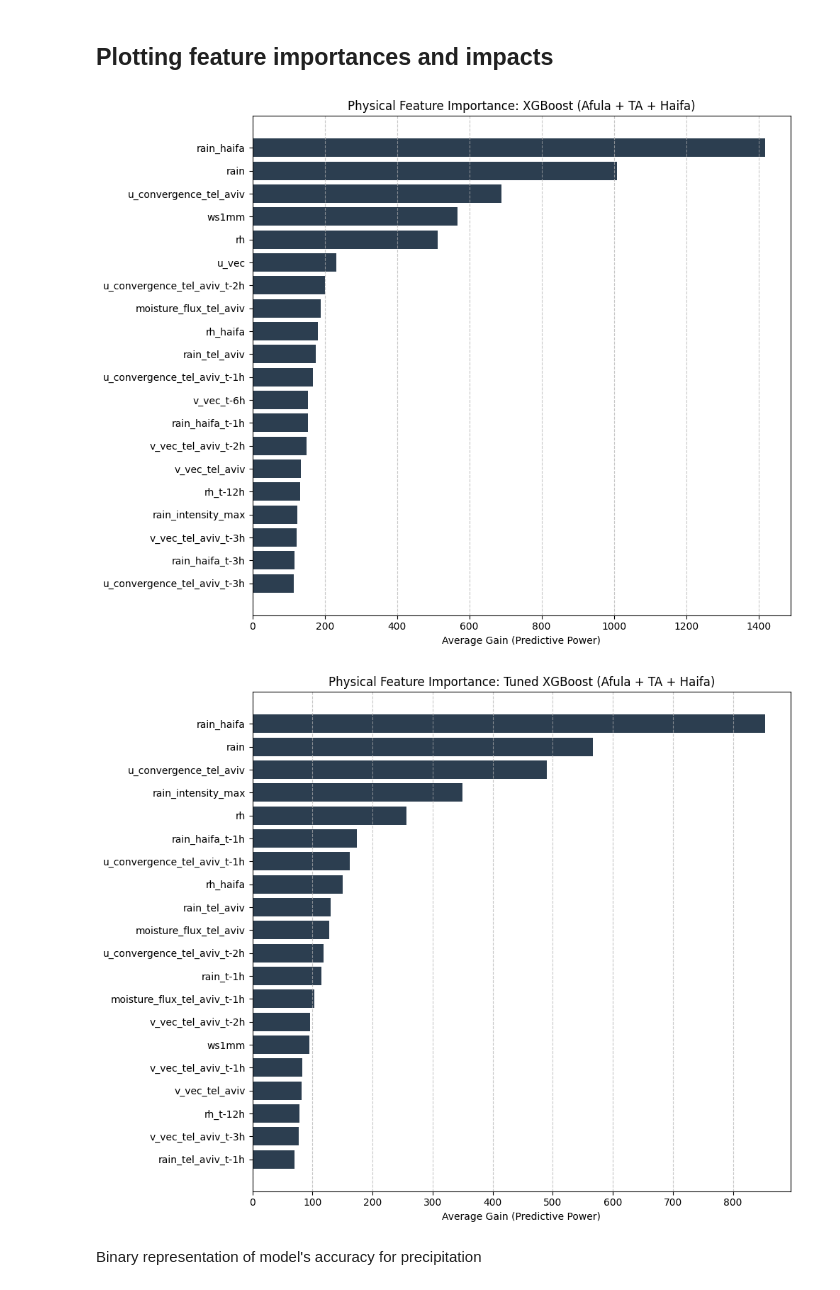
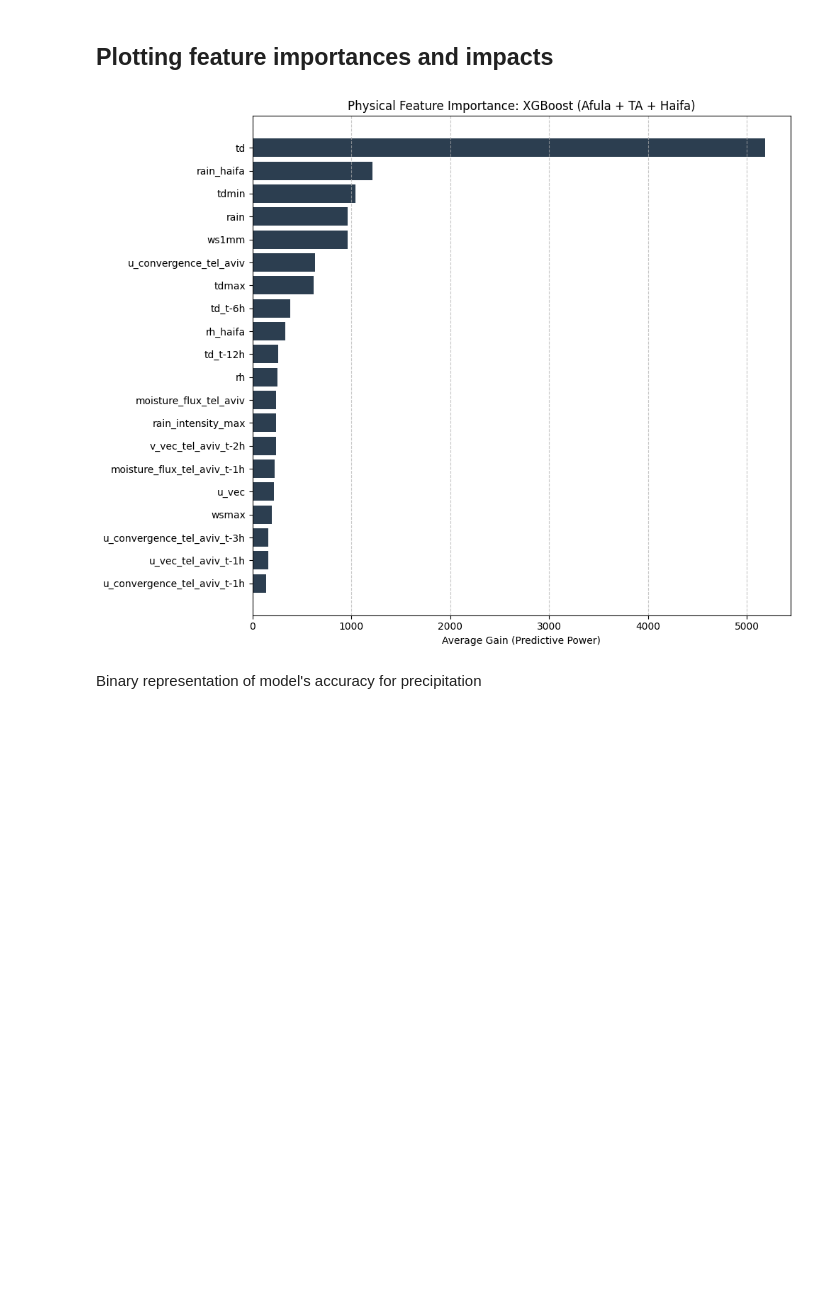
Before and after one commit to jadosh123/SparseData-AI-Precipitation-Forecasting, a Jupyter notebook: src/weather_engine/demo.ipynb, the cells around one changed output. Drawn from its saved outputs; the diff is of its cells as text; code cells hidden in the pictures; blank space fills up the shorter version.

Commit message:
Adds visualization and fixes major mistake in the monotone constraints of the model yielding a better storm RMSE

```diff
--- a/src/weather_engine/demo.ipynb
+++ b/src/weather_engine/demo.ipynb
@@ -92,12 +92,16 @@ def add_upstream_features(df_target: pd.DataFrame, df_upstream: pd.DataFrame, up
     return df_merged
 # %%
 def get_constraints(df: pd.DataFrame, target_pattern: str = r't\+\d+'):
-    rain_keywords = ['rain', 'convergence', 'moisture_flux', 'rh', 'td']
+    rain_keywords = ['rain', 'convergence', 'moisture_flux', 'rh']
+    negative_keywords = ['td', 'tdmax']
     full_constraints = {}
     for col in df.columns:
         if re.search(target_pattern, col):
             continue
 
+        if any(keyword in col for keyword in negative_keywords):
+            full_constraints[col] = -1
+
         if any(keyword in col for keyword in rain_keywords):
             full_constraints[col] = 1
 
@@ -426,7 +517,7 @@ X_val = X_val.drop(columns=ignore_cols, errors='ignore')
 X_test = X_test.drop(columns=ignore_cols, errors='ignore')
 
 boosted_model2 = xgb.XGBRegressor(
-    n_estimators=1000,
+    n_estimators=5000,
     learning_rate=0.05,
     max_depth=6,
     objective='reg:tweedie',
@@ -541,30 +606,28 @@ It went from a model relying solely on its own history to forecast to a model th
 # %%
 import matplotlib.pyplot as plt
 
 def plot_physical_importance(model, model_name):
     # 'gain' = Average improvement in accuracy brought by a feature
     importance = model.get_booster().get_score(importance_type='gain')
 
     # Sort and take top 20 for readability
     sorted_importance = sorted(importance.items(), key=lambda x: x[1], reverse=True)[:20]
 
     features, scores = zip(*sorted_importance)
 
     plt.figure(figsize=(10, 8))
     plt.barh(features, scores, color='#2c3e50')
     plt.xlabel('Average Gain (Predictive Power)')
     plt.title(f'Physical Feature Importance: {model_name}')
     plt.gca().invert_yaxis()  # Highest importance at top
     plt.grid(axis='x', linestyle='--', alpha=0.7)
     plt.tight_layout()
     plt.show()
 
 # Run on your final spatial model
 plot_physical_importance(boosted_model2, "XGBoost (Afula + TA + Haifa)")
-plot_physical_importance(final_model, "Tuned XGBoost (Afula + TA + Haifa)")
 # %% [output]
-[figure, old version]
+[figure, new version]
-[figure, removed]
 # %% [markdown]
 Binary representation of model's accuracy for precipitation
 # %%
```
Also changed, not shown: parts of 15 cells of this notebook, 4 other files.
